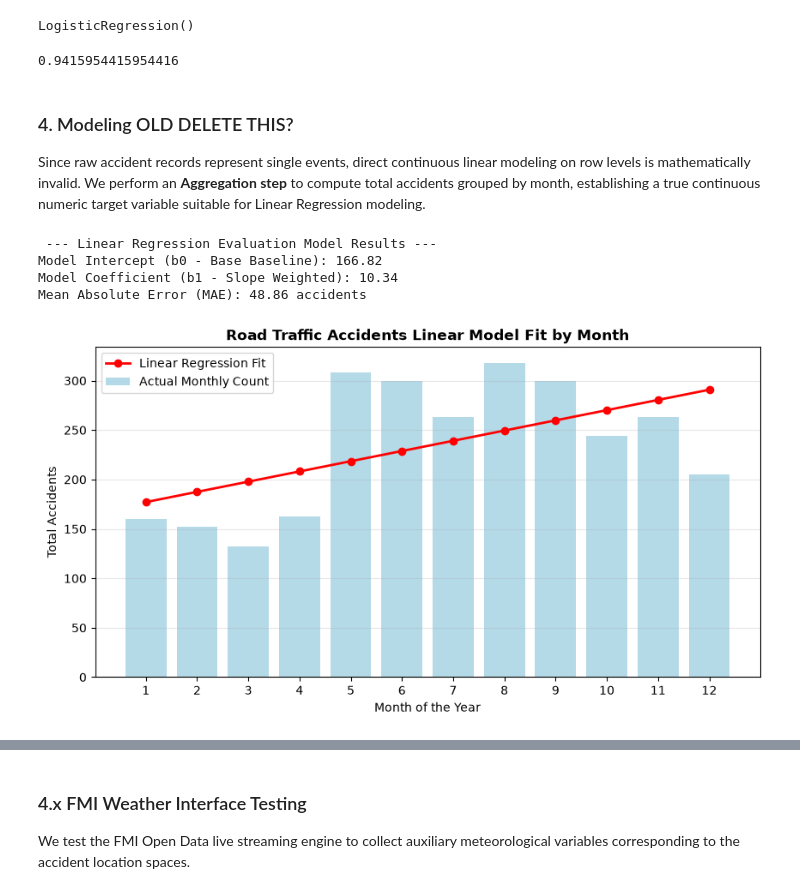
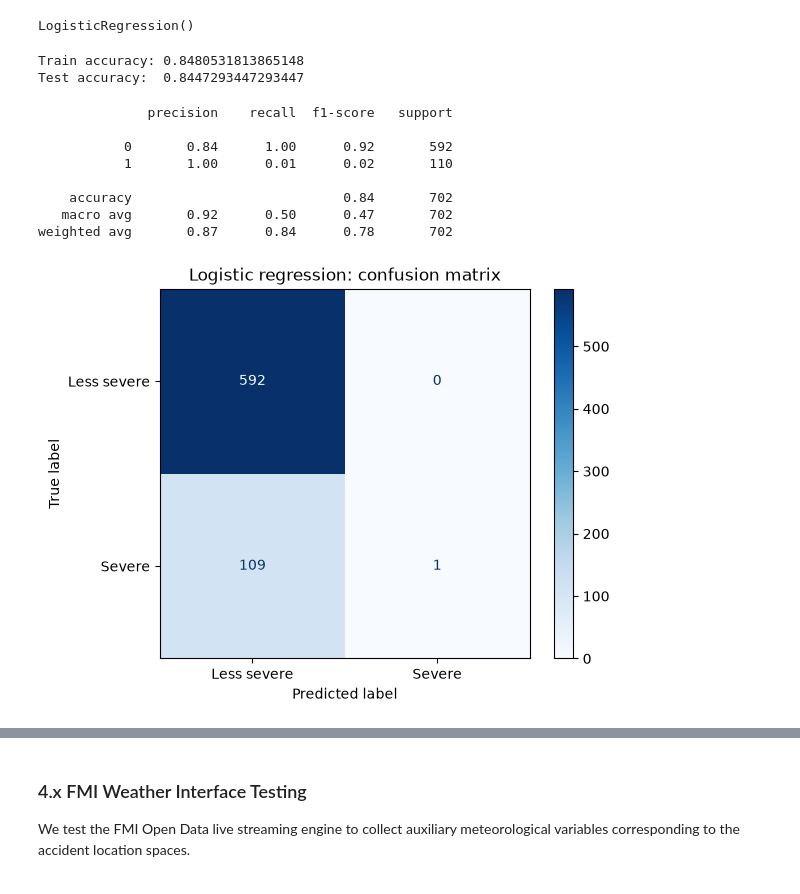
Before and after one commit to TopiAhola/data-and-ml-group5, a Jupyter notebook: project/traffic_accidents_analysis.ipynb, the cells around one changed output, grey strips where cells are left out. Saved outputs shown, nothing was run; the diff lists cells and outputs as text; code cells hidden in the pictures.

```diff
--- a/project/traffic_accidents_analysis.ipynb
+++ b/project/traffic_accidents_analysis.ipynb
@@ -381,45 +349,31 @@ LogisticRegression()
 # %%
-# Score
-model.score(X_train_scaled, y_train)
+from sklearn.metrics import classification_report, ConfusionMatrixDisplay
+
+# Train accuracy
+print("Train accuracy:", model.score(X_train_scaled, y_train))
+# Test accuracy
+print("Test accuracy: ", model.score(X_test_scaled, y_test))
 # %% [output]
-0.9415954415954416
+Train accuracy: 0.8480531813865148
+Test accuracy:  0.8447293447293447
-# %% [markdown]
-### 4. Modeling OLD DELETE THIS?
-Since raw accident records represent single events, direct continuous linear modeling on row levels is mathematically invalid. We perform an **Aggregation step** to compute total accidents grouped by month, establishing a true continuous numeric target variable suitable for Linear Regression modeling.
-# %%
-# 5. Data Preparation: Aggregate total accidents by month (kkonn)
-monthly_df = accidents_gdf.groupby('kuukausi').size().reset_index(name='accidents_count')
-
-# 6. Define Linear Regression variables
-X = monthly_df[['kuukausi']]          # Explanatory variable (Month index)
-y = monthly_df['accidents_count']  # Continuous numeric target
-
-# 7. Train the Linear Regression Engine
-reg_model = LinearRegression()
-reg_model.fit(X, y)
-
-# 8. Phase 5: Evaluation - Calculate MAE to measure average prediction error
-y_pred = reg_model.predict(X)
-mae_error = mean_absolute_error(y, y_pred)
-
-print(" --- Linear Regression Evaluation Model Results ---")
-print(f"Model Intercept (b0 - Base Baseline): {reg_model.intercept_:.2f}")
-print(f"Model Coefficient (b1 - Slope Weighted): {reg_model.coef_[0]:.2f}")
-print(f"Mean Absolute Error (MAE): {mae_error:.2f} accidents")
-
-# 9. Visualize the Linear Fit and distribution
-plt.figure(figsize=(10, 5))
-sns.barplot(data=monthly_df, x='kuukausi', y='accidents_count', color='skyblue', alpha=0.7, label='Actual Monthly Count')
-plt.plot(monthly_df['kuukausi'] - 1, y_pred, color='red', marker='o', linewidth=2, label='Linear Regression Fit')
-plt.title('Road Traffic Accidents Linear Model Fit by Month', fontsize=12, fontweight='bold')
-plt.xlabel('Month of the Year')
-plt.ylabel('Total Accidents')
-plt.legend()
-plt.grid(axis='y', alpha=0.3)
-plt.show()
-# %% [output]
- --- Linear Regression Evaluation Model Results ---
-Model Intercept (b0 - Base Baseline): 166.82
-Model Coefficient (b1 - Slope Weighted): 10.34
-Mean Absolute Error (MAE): 48.86 accidents
-[figure, removed]
+# %%
+pred = model.predict(X_test_scaled)
+print(classification_report(y_test, pred))
+
+ConfusionMatrixDisplay.from_predictions(
+    y_test, pred,
+    display_labels=['Less severe', 'Severe'],
+    cmap='Blues'
+)
+plt.title('Logistic regression: confusion matrix')
+plt.show()
+# %% [output]
+              precision    recall  f1-score   support
+
+           0       0.84      1.00      0.92       592
+           1       1.00      0.01      0.02       110
+
+    accuracy                           0.84       702
+   macro avg       0.92      0.50      0.47       702
+weighted avg       0.87      0.84      0.78       702
+[figure, added]
```
Also changed, not shown: parts of 14 cells of this notebook.
